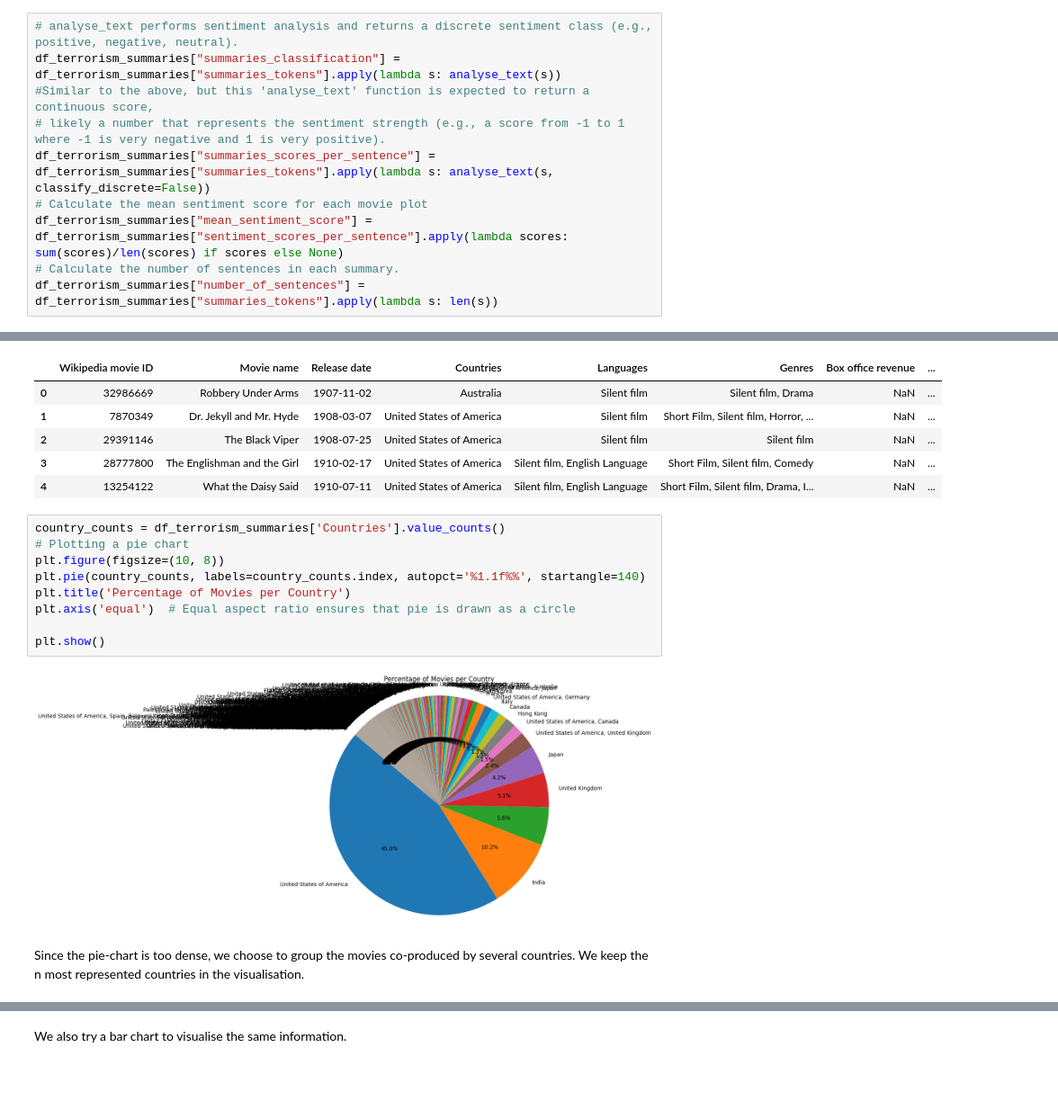
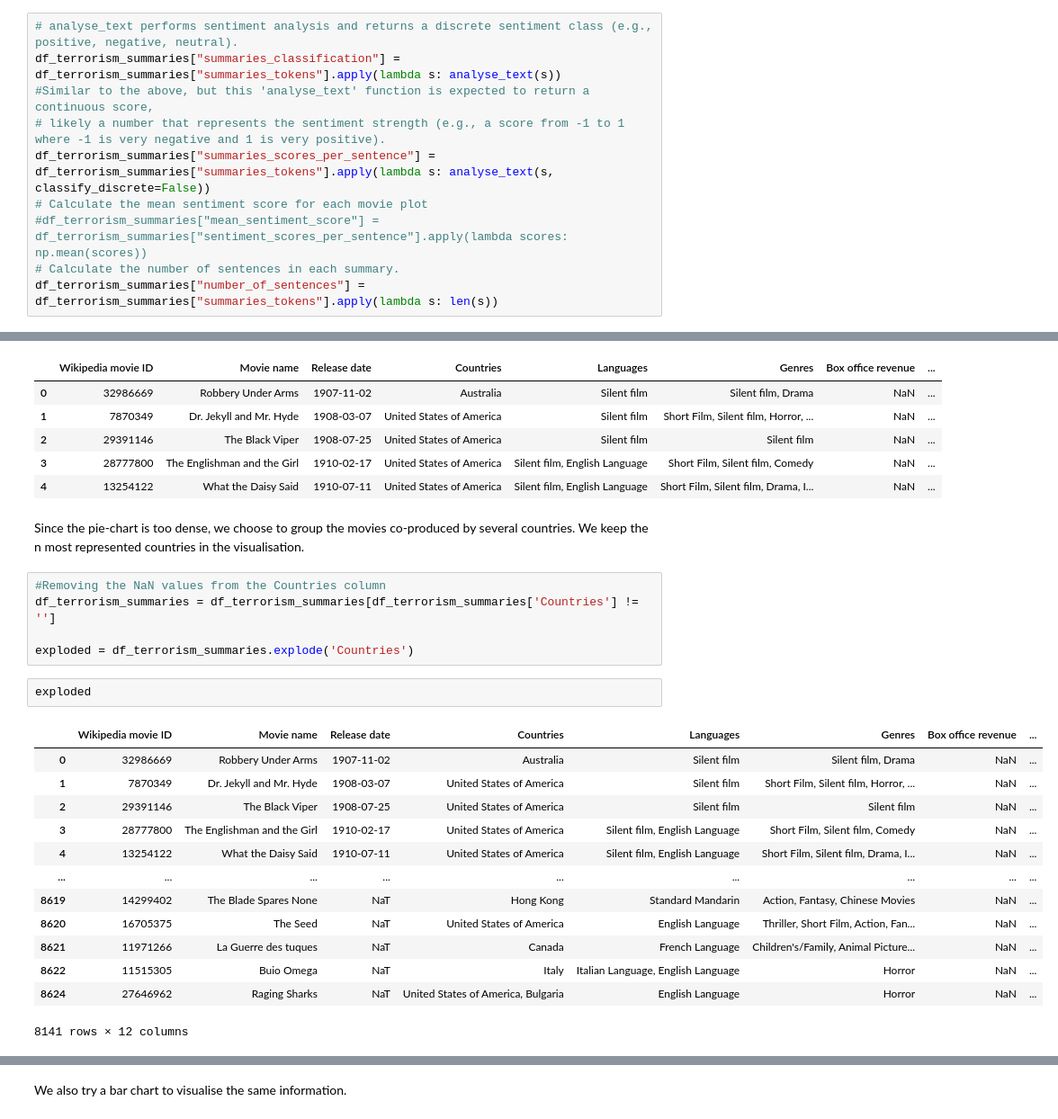
Before and after one commit to epfl-ada/ada-2023-project-boat2023, a Jupyter notebook: Playing_around.ipynb, the cells around one changed output, grey strips where cells are left out. Shown at 90% size. Saved outputs shown, nothing was run; the diff lists cells and outputs as text; blank space fills up the shorter version.

```diff
--- a/Playing_around.ipynb
+++ b/Playing_around.ipynb
@@ -235,7 +233,7 @@ df_terrorism_summaries["summaries_classification"] = df_terrorism_summaries["sum
 # likely a number that represents the sentiment strength (e.g., a score from -1 to 1 where -1 is very negative and 1 is very positive).
 df_terrorism_summaries["summaries_scores_per_sentence"] = df_terrorism_summaries["summaries_tokens"].apply(lambda s: analyse_text(s, classify_discrete=False))
 # Calculate the mean sentiment score for each movie plot
-df_terrorism_summaries["mean_sentiment_score"] = df_terrorism_summaries["sentiment_scores_per_sentence"].apply(lambda scores: sum(scores)/len(scores) if scores else None)
+#df_terrorism_summaries["mean_sentiment_score"] = df_terrorism_summaries["sentiment_scores_per_sentence"].apply(lambda scores: np.mean(scores))
 # Calculate the number of sentences in each summary.
 df_terrorism_summaries["number_of_sentences"] = df_terrorism_summaries["summaries_tokens"].apply(lambda s: len(s))
 # %%
@@ -248,19 +246,29 @@ df_terrorism_summaries.head(5)
 | 2 | 29391146 | The Black Viper | 1908-07-25 | United States of America | Silent film | Silent film | NaN | ... |
 | 3 | 28777800 | The Englishman and the Girl | 1910-02-17 | United States of America | Silent film, English Language | Short Film, Silent film, Comedy | NaN | ... |
 | 4 | 13254122 | What the Daisy Said | 1910-07-11 | United States of America | Silent film, English Language | Short Film, Silent film, Drama, I... | NaN | ... |
-# %%
-country_counts = df_terrorism_summaries['Countries'].value_counts()
-# Plotting a pie chart
-plt.figure(figsize=(10, 8))
-plt.pie(country_counts, labels=country_counts.index, autopct='%1.1f%%', startangle=140)
-plt.title('Percentage of Movies per Country')
-plt.axis('equal')  # Equal aspect ratio ensures that pie is drawn as a circle
-
-plt.show()
-# %% [output]
-[figure, removed]
 # %% [markdown]
 Since the pie-chart is too dense, we choose to group the movies co-produced by several countries. We keep the n most represented countries in the visualisation.
+# %%
+#Removing the NaN values from the Countries column
+df_terrorism_summaries = df_terrorism_summaries[df_terrorism_summaries['Countries'] != '']
+
+exploded = df_terrorism_summaries.explode('Countries')
+# %%
+exploded
+# %% [output]
+|  | Wikipedia movie ID | Movie name | Release date | Countries | Languages | Genres | Box office revenue | ... |
+| 0 | 32986669 | Robbery Under Arms | 1907-11-02 | Australia | Silent film | Silent film, Drama | NaN | ... |
+| 1 | 7870349 | Dr. Jekyll and Mr. Hyde | 1908-03-07 | United States of America | Silent film | Short Film, Silent film, Horror, ... | NaN | ... |
+| 2 | 29391146 | The Black Viper | 1908-07-25 | United States of America | Silent film | Silent film | NaN | ... |
+| 3 | 28777800 | The Englishman and the Girl | 1910-02-17 | United States of America | Silent film, English Language | Short Film, Silent film, Comedy | NaN | ... |
+| 4 | 13254122 | What the Daisy Said | 1910-07-11 | United States of America | Silent film, English Language | Short Film, Silent film, Drama, I... | NaN | ... |
+| ... | ... | ... | ... | ... | ... | ... | ... | ... |
+| 8619 | 14299402 | The Blade Spares None | NaT | Hong Kong | Standard Mandarin | Action, Fantasy, Chinese Movies | NaN | ... |
+| 8620 | 16705375 | The Seed | NaT | United States of America | English Language | Thriller, Short Film, Action, Fan... | NaN | ... |
+| 8621 | 11971266 | La Guerre des tuques | NaT | Canada | French Language | Children's/Family, Animal Picture... | NaN | ... |
+| 8622 | 11515305 | Buio Omega | NaT | Italy | Italian Language, English Language | Horror | NaN | ... |
+| 8624 | 27646962 | Raging Sharks | NaT | United States of America, Bulgaria | English Language | Horror | NaN | ... |
+8141 rows × 12 columns
 # %%
 def plot_interactive_pie(df, column, title, n):
     counts = df[column].value_counts()
```
Also changed, not shown: parts of 4 cells of this notebook.
